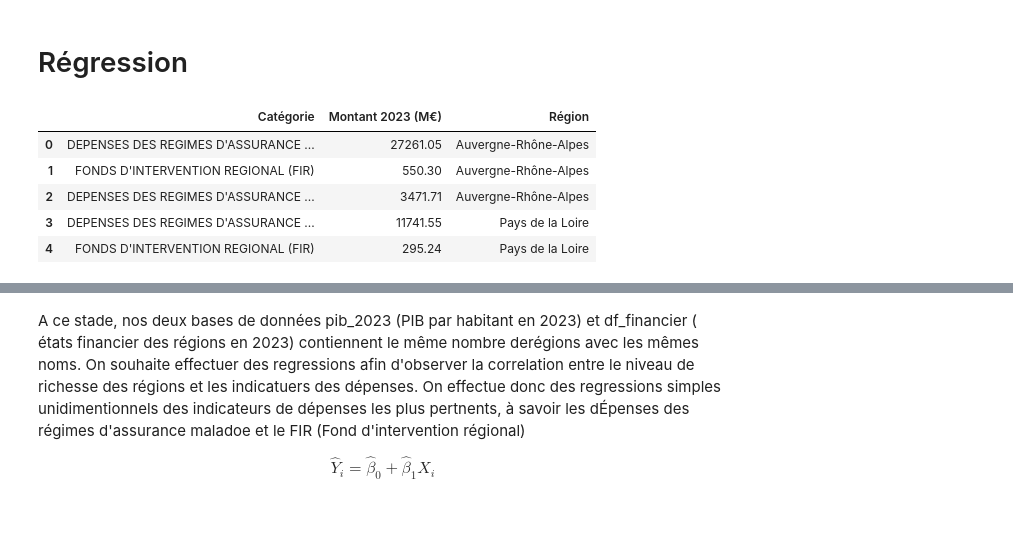
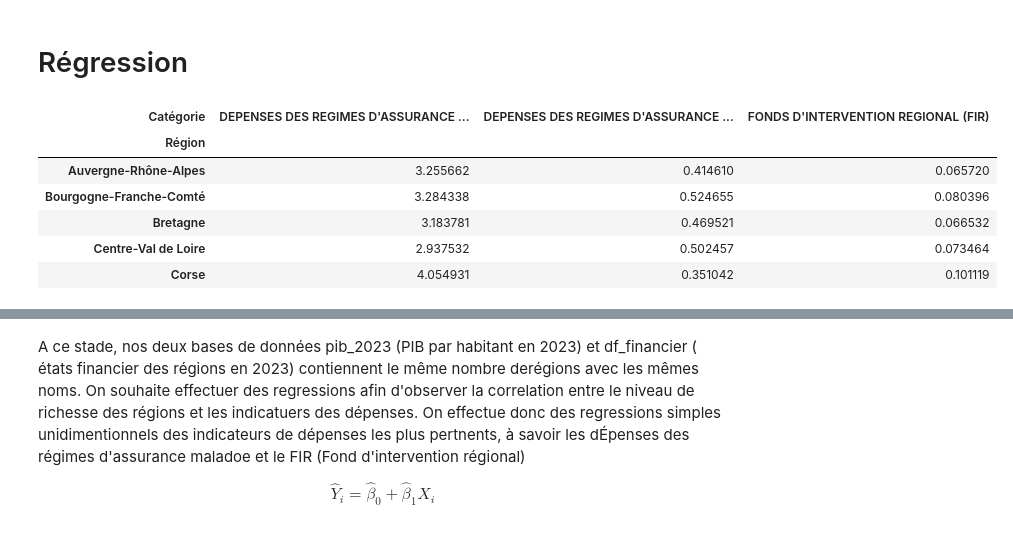
Before and after one commit to ehlld/projet-python-sante, a Jupyter notebook: projet.ipynb, the cells around one changed output, grey strips where cells are left out. Saved outputs shown, nothing was run; the diff lists cells and outputs as text; code cells hidden in the pictures.

```diff
--- a/projet.ipynb
+++ b/projet.ipynb
@@ -96,21 +109,17 @@ visualisation.plot_carte_pib(pib_carte)
 # Régression
 # %%
 # Base de données des états financiers (année 2023)
-etats_financiers = collecte_donnees.generate_etats_financiers_regionaux()
+etats_financiers = collecte_donnees.generate_finances_regionales()
 df_financier = etats_financiers.copy()
 display(df_financier.head())
-
-# Harmoniser le nom de la région avec la table PIB
-df_financier["Région"] = df_financier["Région"].replace({
-    "Auvergne-Rhônes-Alpes": "Auvergne-Rhône-Alpes"
-})
 # %% [output]
-|  | Catégorie | Montant 2023 (M€) | Région |
-| 0 | DEPENSES DES REGIMES D'ASSURANCE ... | 27261.05 | Auvergne-Rhône-Alpes |
-| 1 | FONDS D'INTERVENTION REGIONAL (FIR) | 550.30 | Auvergne-Rhône-Alpes |
-| 2 | DEPENSES DES REGIMES D'ASSURANCE ... | 3471.71 | Auvergne-Rhône-Alpes |
-| 3 | DEPENSES DES REGIMES D'ASSURANCE ... | 11741.55 | Pays de la Loire |
-| 4 | FONDS D'INTERVENTION REGIONAL (FIR) | 295.24 | Pays de la Loire |
+| Catégorie | DEPENSES DES REGIMES D'ASSURANCE ... | DEPENSES DES REGIMES D'ASSURANCE ... | FONDS D'INTERVENTION REGIONAL (FIR) |
+| Région |  |  |  |
+| Auvergne-Rhône-Alpes | 3.255662 | 0.414610 | 0.065720 |
+| Bourgogne-Franche-Comté | 3.284338 | 0.524655 | 0.080396 |
+| Bretagne | 3.183781 | 0.469521 | 0.066532 |
+| Centre-Val de Loire | 2.937532 | 0.502457 | 0.073464 |
+| Corse | 4.054931 | 0.351042 | 0.101119 |
 # %%
 print(df_financier)
 # %% [output]
```
Also changed, not shown: parts of 19 cells of this notebook, 2 other files.
